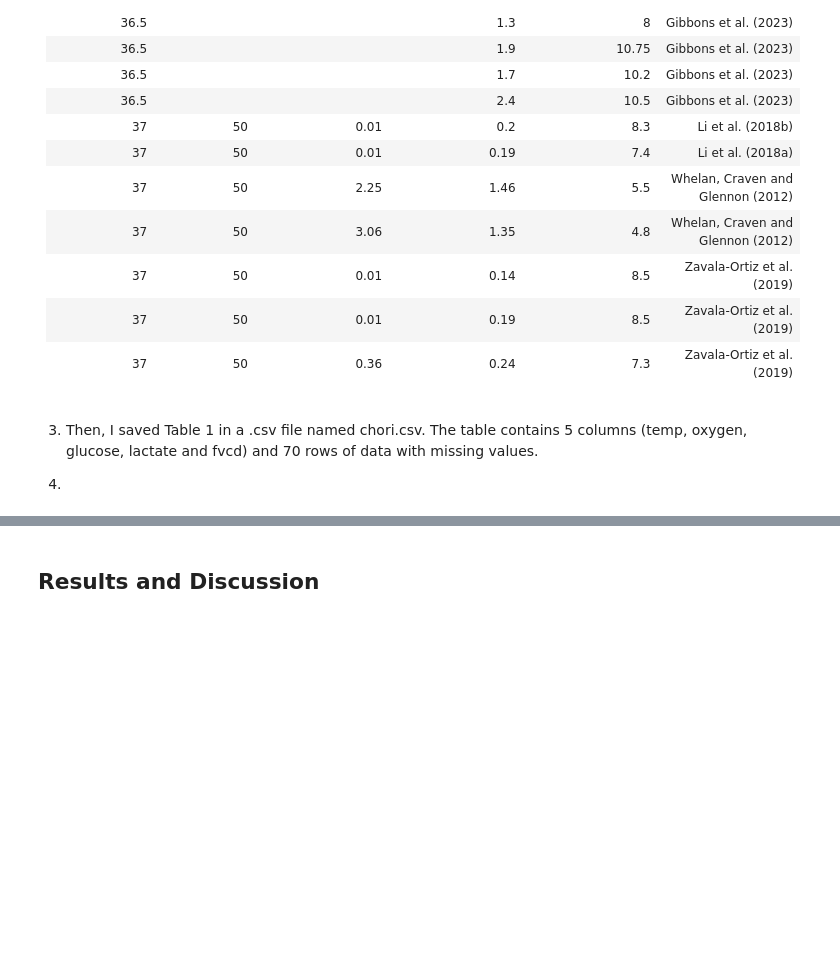
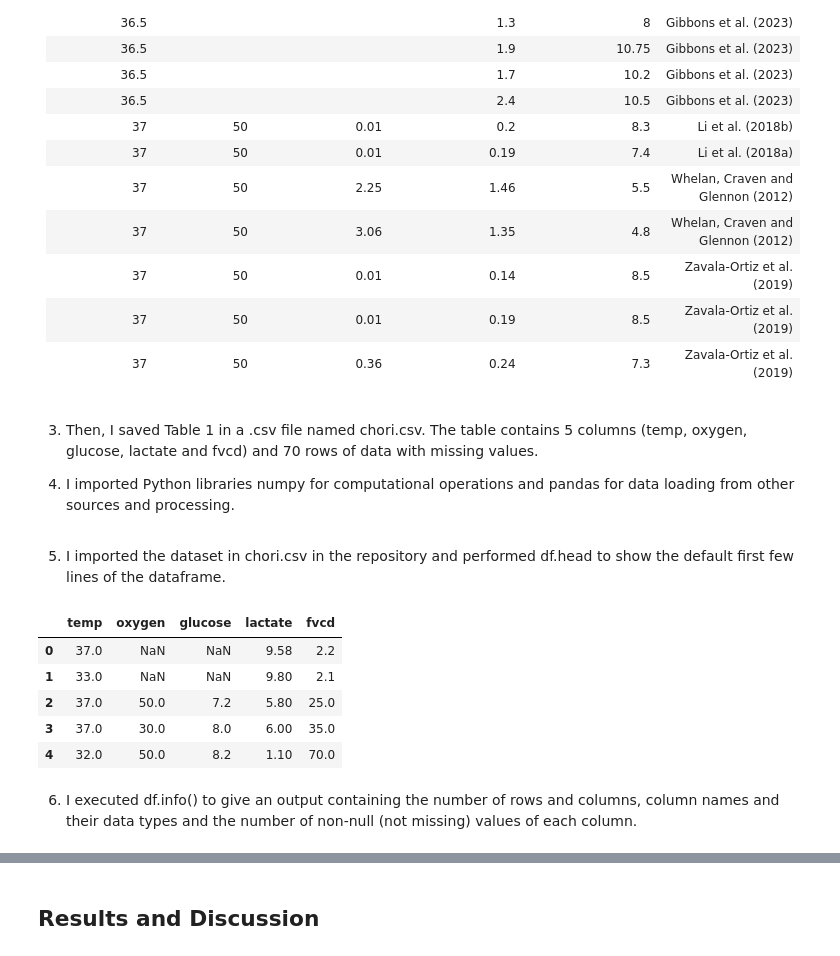
Before and after one commit to nurbujang/1progdaw23, a Jupyter notebook: project1.ipynb, the cells around one changed output, grey strips where cells are left out. Cells and saved outputs as stored; diff of their text form; code cells hidden in the pictures; blank space fills up the shorter version.

```diff
--- a/project1.ipynb
+++ b/project1.ipynb
@@ -167,4 +167,4 @@ While lactate is a waste product of cell growth and high levels of lactate has n
 # %% [markdown]
 3. Then, I saved Table 1 in a .csv file named chori.csv. The table contains 5 columns (temp, oxygen, glucose, lactate and fvcd) and 70 rows of data with missing values.
 
-4.
+4. I imported Python libraries numpy for computational operations and pandas for data loading from other sources and processing.
@@ -170,0 +174,14 @@ While lactate is a waste product of cell growth and high levels of lactate has n
+# %% [markdown]
+5. I imported the dataset in chori.csv in the repository and performed df.head to show the default first few lines of the dataframe.
+# %%
+df = pd.read_csv('chori.csv')
+df.head() #
+# %% [output]
+|  | temp | oxygen | glucose | lactate | fvcd |
+| 0 | 37.0 | NaN | NaN | 9.58 | 2.2 |
+| 1 | 33.0 | NaN | NaN | 9.80 | 2.1 |
+| 2 | 37.0 | 50.0 | 7.2 | 5.80 | 25.0 |
+| 3 | 37.0 | 30.0 | 8.0 | 6.00 | 35.0 |
+| 4 | 32.0 | 50.0 | 8.2 | 1.10 | 70.0 |
+# %% [markdown]
+6. I executed df.info() to give an output containing the number of rows and columns, column names and their data types and the number of non-null (not missing) values of each column.
```
Also changed, not shown: parts of 8 cells of this notebook.
